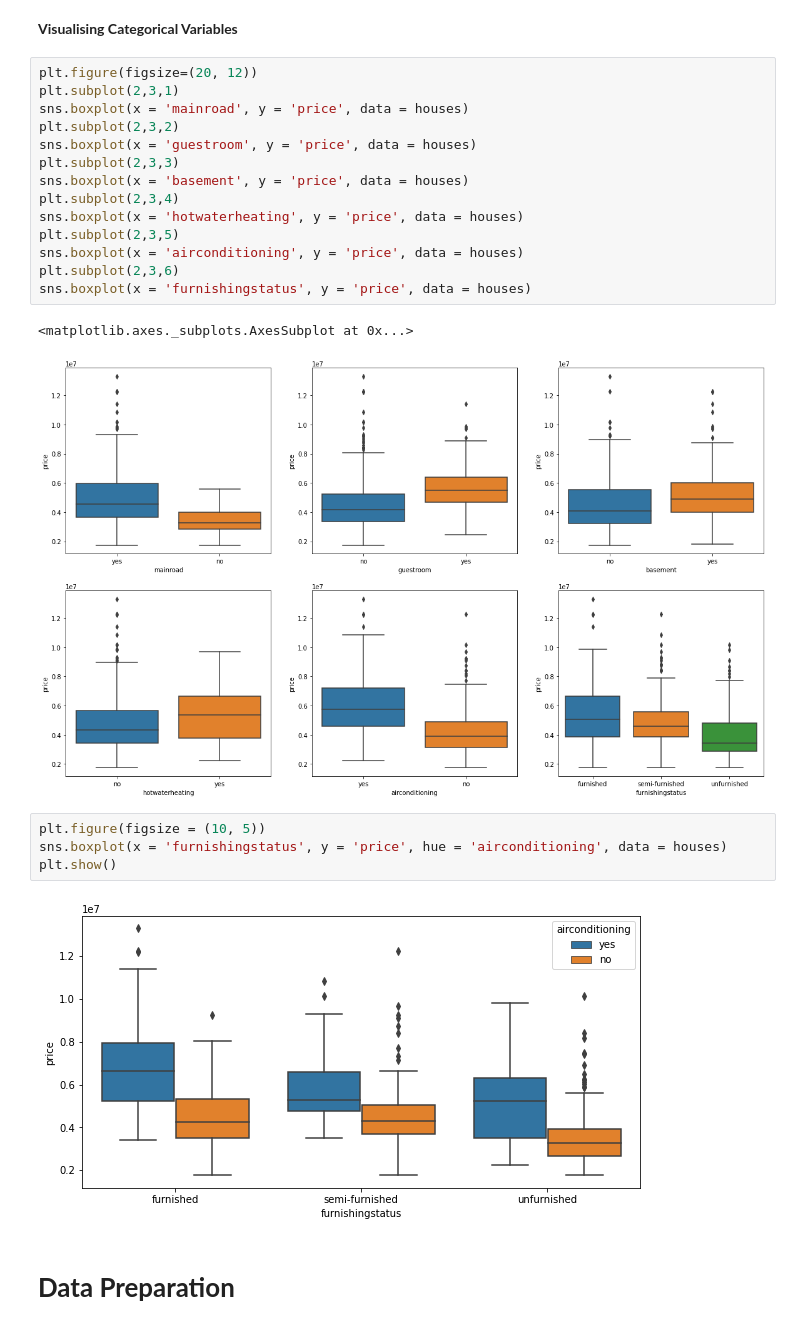
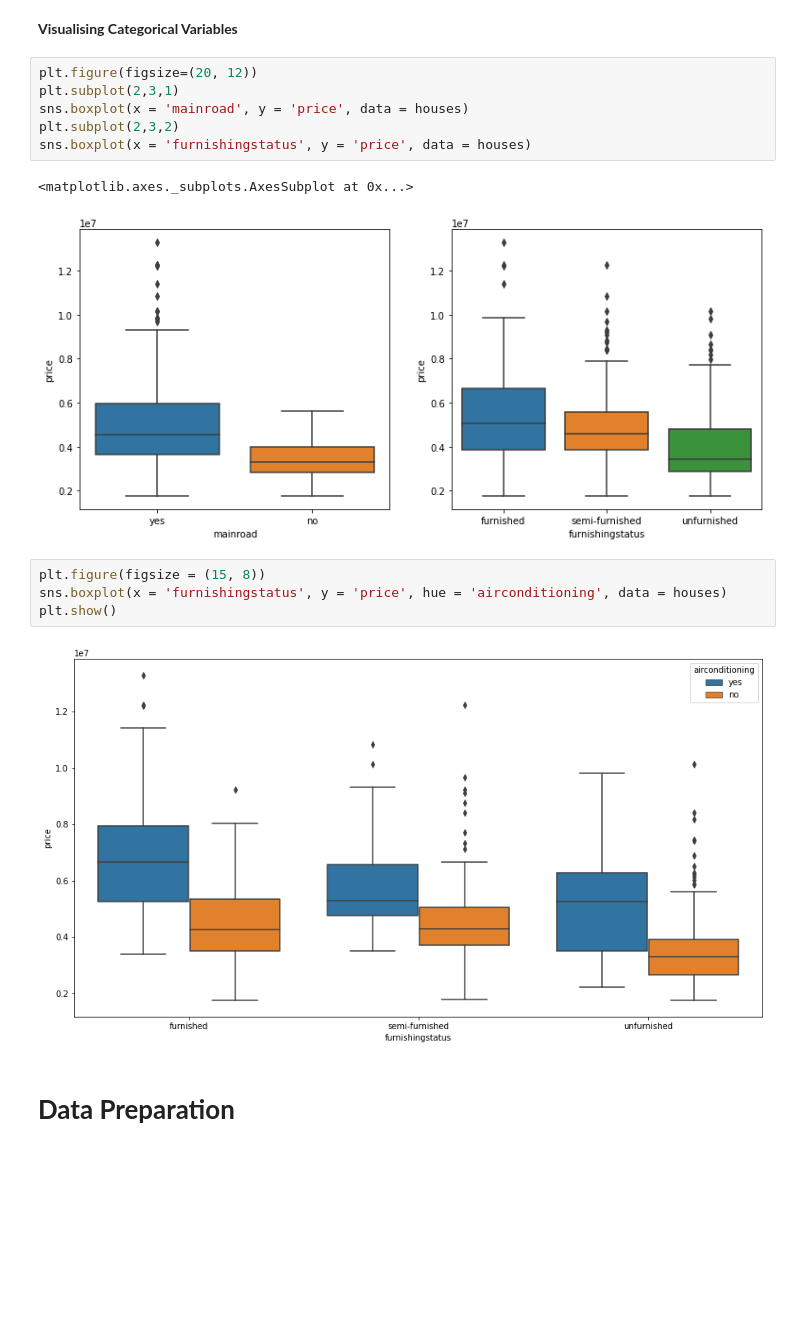
Before and after one commit to SachinduG/ML-Assignment-2, a Jupyter notebook: HousePricePrediction.ipynb, the cells around one changed output. Saved outputs shown, nothing was run; the diff lists cells and outputs as text; blank space fills up the shorter version.

```diff
--- a/HousePricePrediction.ipynb
+++ b/HousePricePrediction.ipynb
@@ -71,26 +77,18 @@ plt.show()
 # %%
 plt.figure(figsize=(20, 12))
 plt.subplot(2,3,1)
 sns.boxplot(x = 'mainroad', y = 'price', data = houses)
 plt.subplot(2,3,2)
-sns.boxplot(x = 'guestroom', y = 'price', data = houses)
-plt.subplot(2,3,3)
-sns.boxplot(x = 'basement', y = 'price', data = houses)
-plt.subplot(2,3,4)
-sns.boxplot(x = 'hotwaterheating', y = 'price', data = houses)
-plt.subplot(2,3,5)
-sns.boxplot(x = 'airconditioning', y = 'price', data = houses)
-plt.subplot(2,3,6)
 sns.boxplot(x = 'furnishingstatus', y = 'price', data = houses)
 # %% [output]
 <matplotlib.axes._subplots.AxesSubplot at 0x...>
-[figure, old version]
+[figure, new version]
 # %%
-plt.figure(figsize = (10, 5))
+plt.figure(figsize = (15, 8))
 sns.boxplot(x = 'furnishingstatus', y = 'price', hue = 'airconditioning', data = houses)
 plt.show()
 # %% [output]
-[figure, old version]
+[figure, new version]
 # %% [markdown]
 # **Data Preparation**
 # %%
```
Also changed, not shown: parts of 24 cells of this notebook.
